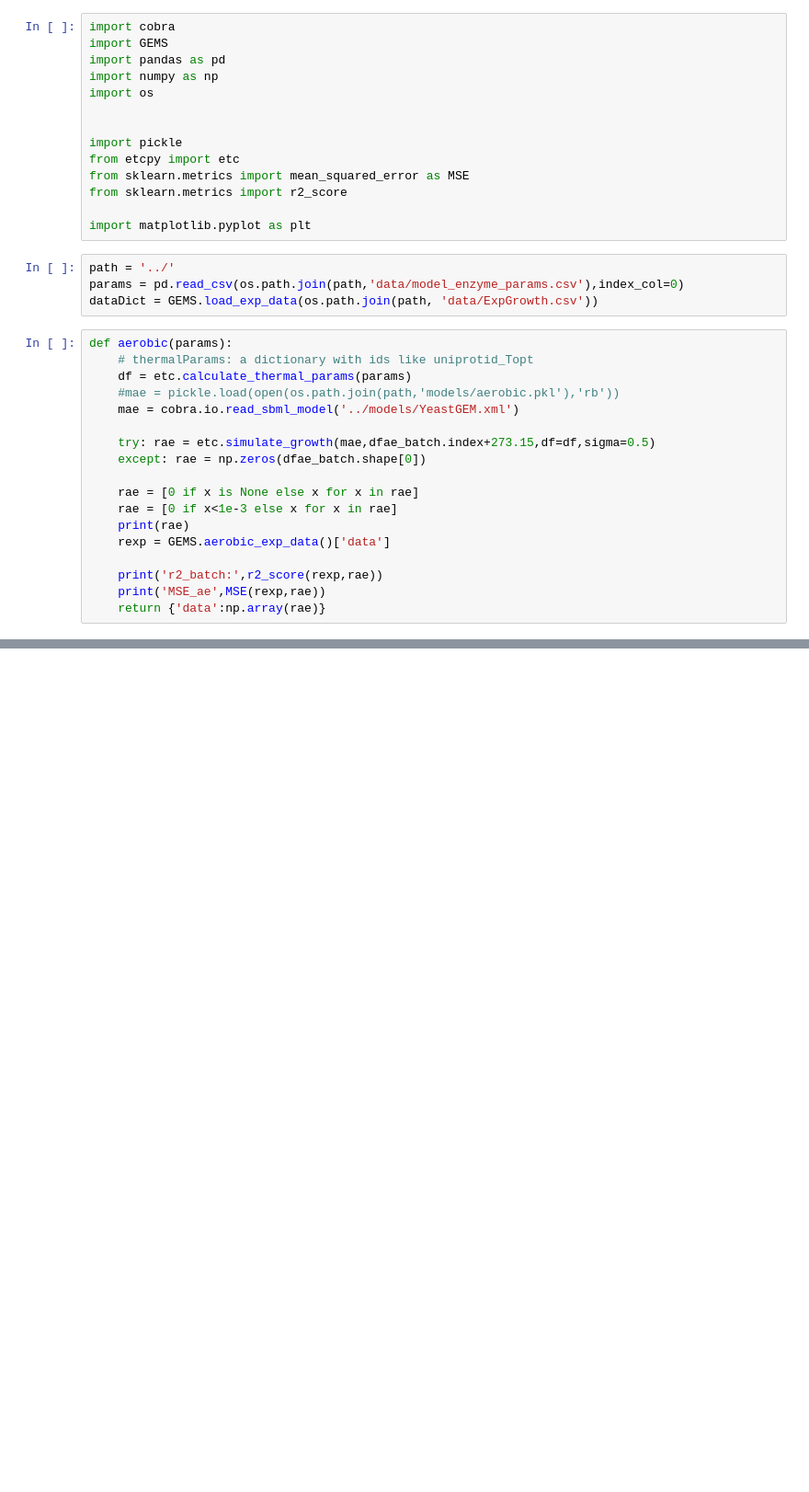
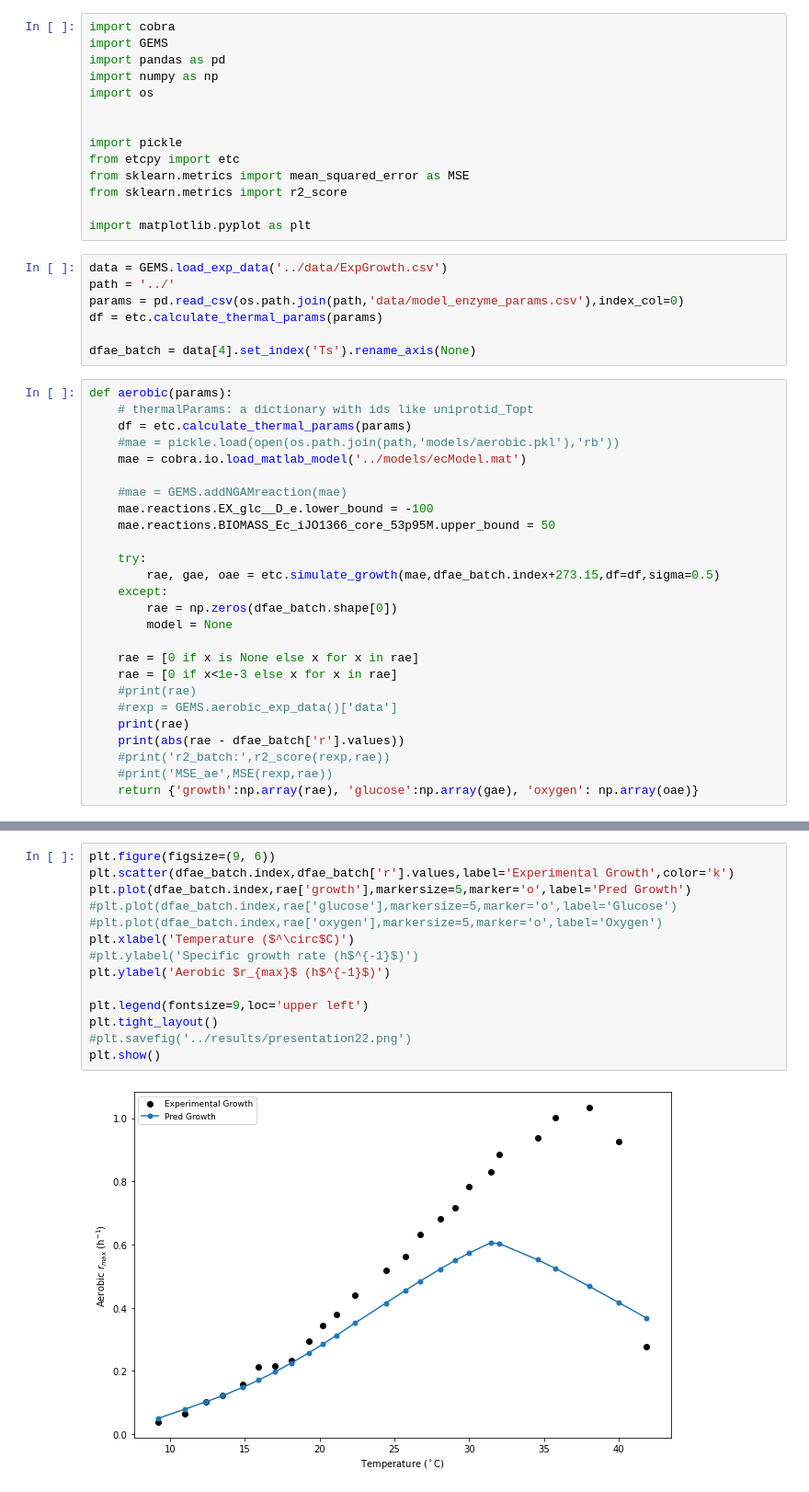
Before and after one commit to adimadkaikar/MResProject, a Jupyter notebook: code/simulateGEM.ipynb, the cells around one changed output, grey strips where cells are left out. Shown at 92% size. Cells and saved outputs as stored; diff of their text form; blank space fills up the shorter version.

Commit message:
Adding code and data

```diff
--- a/code/simulateGEM.ipynb
+++ b/code/simulateGEM.ipynb
@@ -13,24 +13,35 @@ from sklearn.metrics import r2_score
 
 import matplotlib.pyplot as plt
 # %%
+data = GEMS.load_exp_data('../data/ExpGrowth.csv')
 path = '../'
 params = pd.read_csv(os.path.join(path,'data/model_enzyme_params.csv'),index_col=0)
-dataDict = GEMS.load_exp_data(os.path.join(path, 'data/ExpGrowth.csv'))
+df = etc.calculate_thermal_params(params)
+
+dfae_batch = data[4].set_index('Ts').rename_axis(None)
 # %%
 def aerobic(params):
     # thermalParams: a dictionary with ids like uniprotid_Topt
     df = etc.calculate_thermal_params(params)
     #mae = pickle.load(open(os.path.join(path,'models/aerobic.pkl'),'rb'))
-    mae = cobra.io.read_sbml_model('../models/YeastGEM.xml')
+    mae = cobra.io.load_matlab_model('../models/ecModel.mat')
 
-    try: rae = etc.simulate_growth(mae,dfae_batch.index+273.15,df=df,sigma=0.5)
-    except: rae = np.zeros(dfae_batch.shape[0])
+    #mae = GEMS.addNGAMreaction(mae)
+    mae.reactions.EX_glc__D_e.lower_bound = -100
+    mae.reactions.BIOMASS_Ec_iJO1366_core_53p95M.upper_bound = 50
+
+    try:
+        rae, gae, oae = etc.simulate_growth(mae,dfae_batch.index+273.15,df=df,sigma=0.5)
+    except:
+        rae = np.zeros(dfae_batch.shape[0])
+        model = None
 
     rae = [0 if x is None else x for x in rae]
     rae = [0 if x<1e-3 else x for x in rae]
+    #print(rae)
+    #rexp = GEMS.aerobic_exp_data()['data']
     print(rae)
-    rexp = GEMS.aerobic_exp_data()['data']
-
-    print('r2_batch:',r2_score(rexp,rae))
-    print('MSE_ae',MSE(rexp,rae))
-    return {'data':np.array(rae)}
+    print(abs(rae - dfae_batch['r'].values))
+    #print('r2_batch:',r2_score(rexp,rae))
+    #print('MSE_ae',MSE(rexp,rae))
+    return {'growth':np.array(rae), 'glucose':np.array(gae), 'oxygen': np.array(oae)}
@@ -91,0 +68,16 @@ rae = aerobic(params)
+# %%
+plt.figure(figsize=(9, 6))
+plt.scatter(dfae_batch.index,dfae_batch['r'].values,label='Experimental Growth',color='k')
+plt.plot(dfae_batch.index,rae['growth'],markersize=5,marker='o',label='Pred Growth')
+#plt.plot(dfae_batch.index,rae['glucose'],markersize=5,marker='o',label='Glucose')
+#plt.plot(dfae_batch.index,rae['oxygen'],markersize=5,marker='o',label='Oxygen')
+plt.xlabel('Temperature ($^\circ$C)')
+#plt.ylabel('Specific growth rate (h$^{-1}$)')
+plt.ylabel('Aerobic $r_{max}$ (h$^{-1}$)')
+
+plt.legend(fontsize=9,loc='upper left')
+plt.tight_layout()
+#plt.savefig('../results/presentation22.png')
+plt.show()
+# %% [output]
+[figure, added]
```
Also changed, not shown: parts of 5 cells of this notebook, 43 other files.
